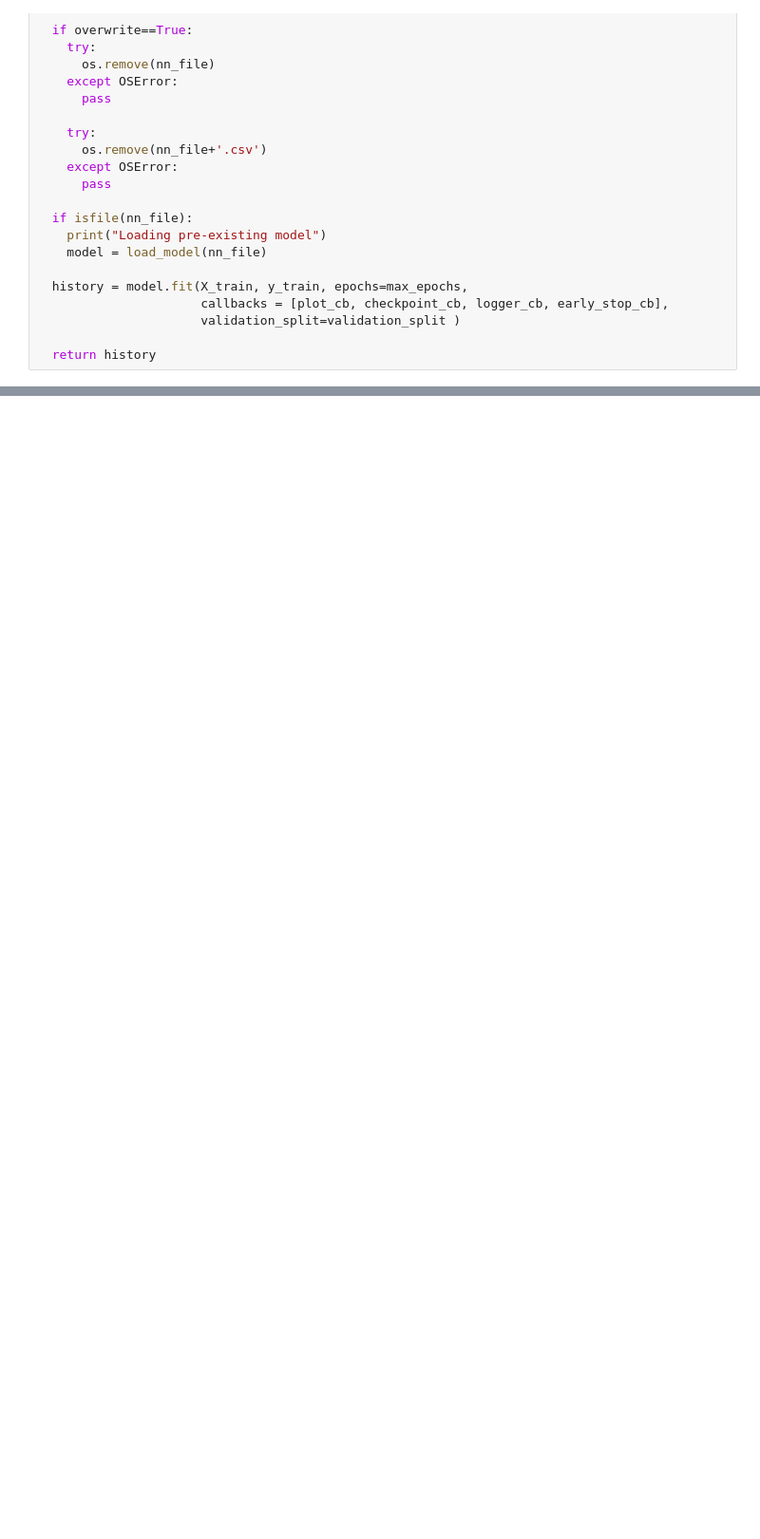
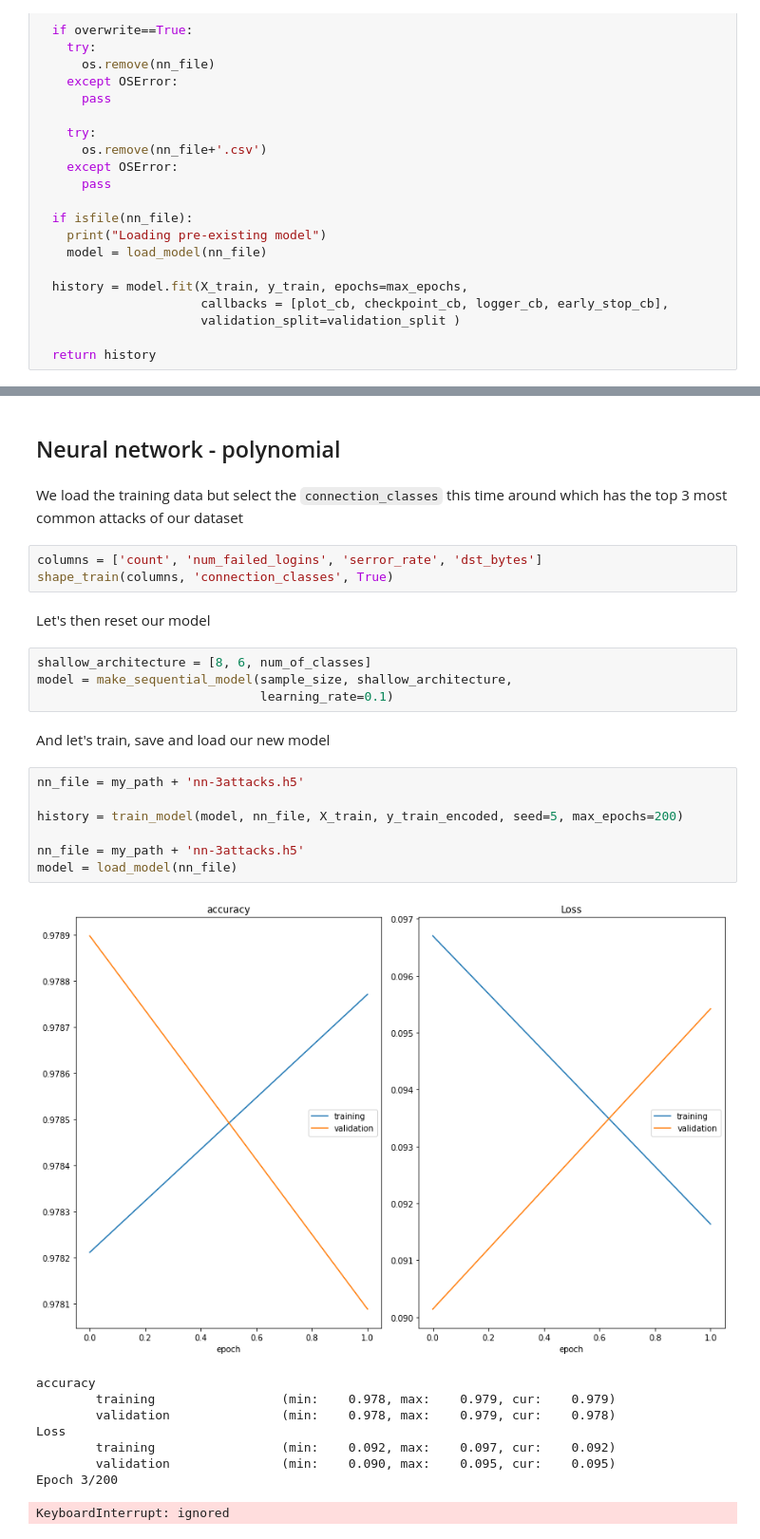
Before and after one commit to mohamed-chamrouk/projet_AIR, a Jupyter notebook: projet_AIR-Neural_Network.ipynb, the cells around one changed output, grey strips where cells are left out. Shown: that part at 95% size. Saved outputs shown, nothing was run; the diff lists cells and outputs as text; blank space fills up the shorter version.

```diff
--- a/projet_AIR-Neural_Network.ipynb
+++ b/projet_AIR-Neural_Network.ipynb
@@ -498,0 +470,32 @@ Normalized confusion matrix
+# %% [markdown]
+## Neural network - polynomial
+# %% [markdown]
+We load the training data but select the `connection_classes` this time around which has the top 3 most common attacks of our dataset
+# %%
+columns = ['count', 'num_failed_logins', 'serror_rate', 'dst_bytes']
+shape_train(columns, 'connection_classes', True)
+# %% [markdown]
+Let's then reset our model
+# %%
+shallow_architecture = [8, 6, num_of_classes]
+model = make_sequential_model(sample_size, shallow_architecture,
+                              learning_rate=0.1)
+# %% [markdown]
+And let's train, save and load our new model
+# %%
+nn_file = my_path + 'nn-3attacks.h5'
+
+history = train_model(model, nn_file, X_train, y_train_encoded, seed=5, max_epochs=200)
+
+nn_file = my_path + 'nn-3attacks.h5'
+model = load_model(nn_file)
+# %% [output]
+[figure, added]
+accuracy
+        training                 (min:    0.978, max:    0.979, cur:    0.979)
+        validation               (min:    0.978, max:    0.979, cur:    0.978)
+Loss
+        training                 (min:    0.092, max:    0.097, cur:    0.092)
+        validation               (min:    0.090, max:    0.095, cur:    0.095)
+Epoch 3/200
+KeyboardInterrupt: ignored
```
Also changed, not shown: parts of 29 cells of this notebook.
